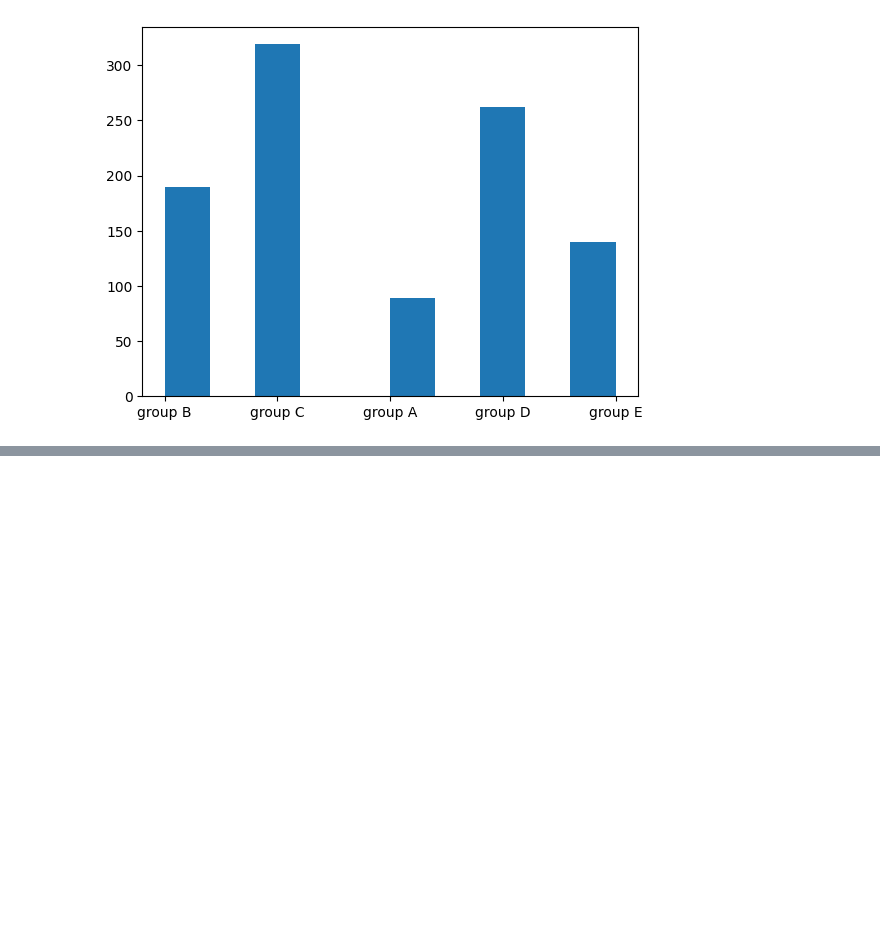
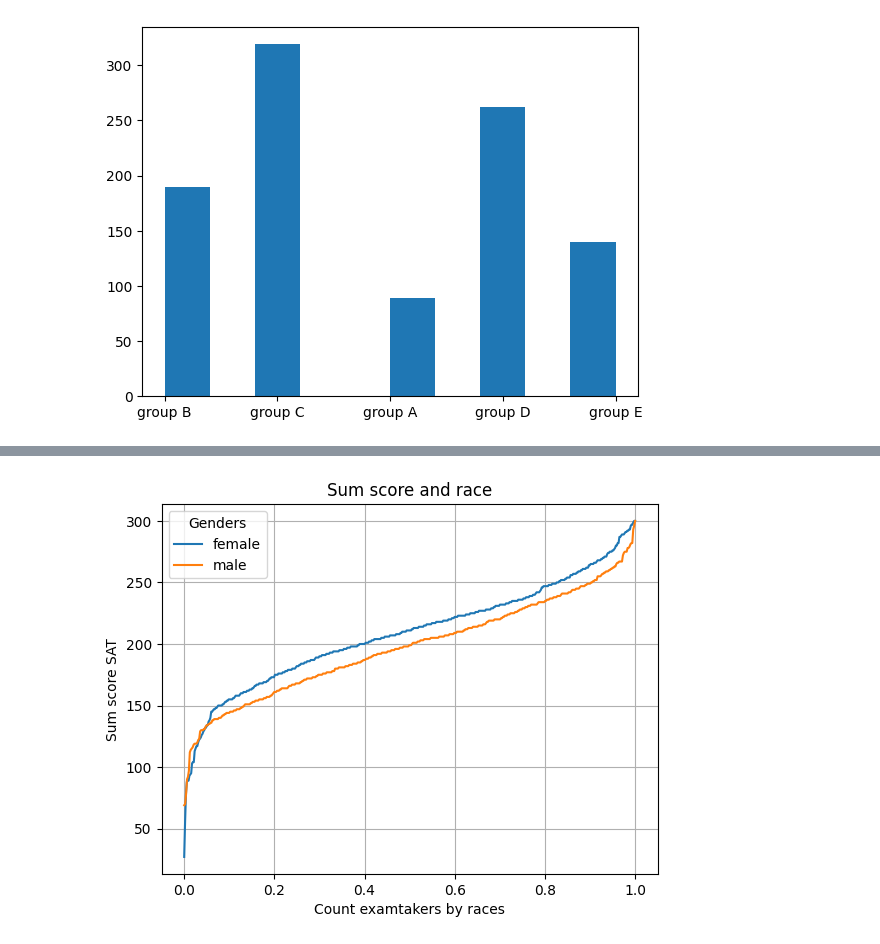
Before and after one commit to mythyskaiser/leetcode, a Jupyter notebook: Kaggle/Students_Performance/students_performance.ipynb, the cells around one changed output, grey strips where cells are left out. Cells and saved outputs as stored; diff of their text form; code cells hidden in the pictures; blank space fills up the shorter version.

```diff
--- a/Kaggle/Students_Performance/students_performance.ipynb
+++ b/Kaggle/Students_Performance/students_performance.ipynb
@@ -52,0 +69,14 @@ plt.show()
+# %%
+for race_name, race in df_plot.groupby('gender'):
+    sorted_scores = race['sum score'].sort_values().values
+    n = len(sorted_scores)
+    normalized_index = np.linspace(0,1,n)
+    plt.plot(normalized_index, sorted_scores, label=race_name)
+plt.legend(title='Genders')
+plt.xlabel('Count examtakers by races')
+plt.ylabel('Sum score SAT')
+plt.title('Sum score and race')
+plt.grid(True)
+plt.show()
+# %% [output]
+[figure, added]
```
Also changed, not shown: parts of 12 cells of this notebook, 50 other files.
